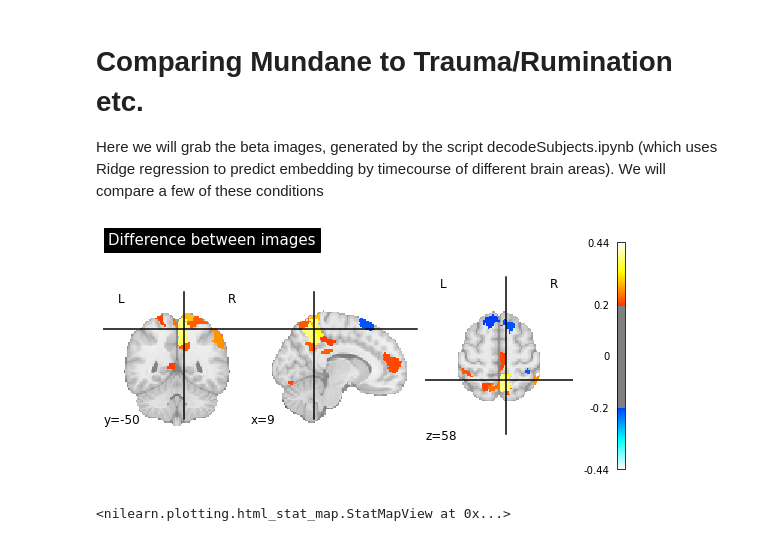
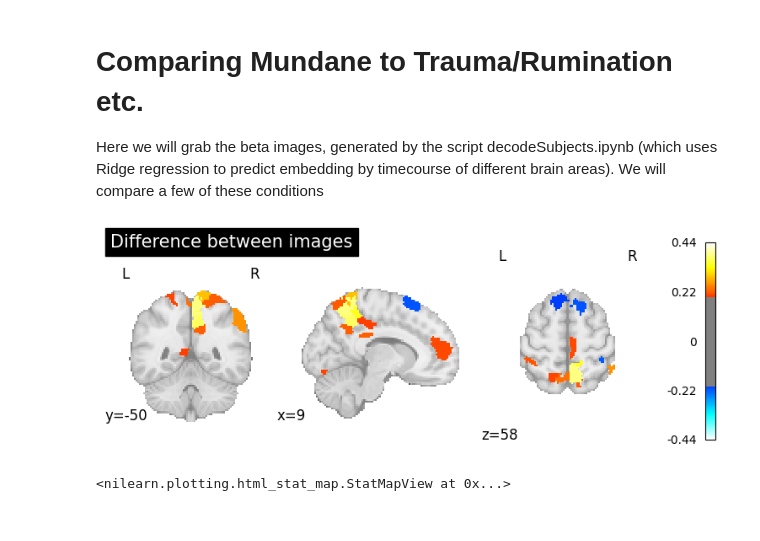
Before and after one commit to orduek/prePost, a Jupyter notebook: compareConds.ipynb, the cells around one changed output. Cells and saved outputs as stored; diff of their text form; code cells hidden in the pictures.

Commit message:
Updated the graph presentation

```diff
--- a/compareConds.ipynb
+++ b/compareConds.ipynb
@@ -14,27 +14,27 @@ import seaborn as sns
 # %%
 import numpy as np
 from nilearn import plotting, image
 
 # Paths to your NIfTI images
 image_path1 = 'betaFiles/sub-1384_ridge_healthy.nii.gz'
 image_path2 = 'betaFiles/sub-1384_ridge_mundane.nii.gz'
 
 # Load the images
 img1 = image.load_img(image_path1)
 img2 = image.load_img(image_path2)
 
 # Compute the difference between the images
 diff_image = image.math_img("img1 - img2", img1=img1, img2=img2)
 
 # Visualize the difference
 # Adjust the display parameters as needed
 plotting.plot_stat_map(diff_image, title='Difference between images',
-display_mode='ortho', colorbar=True, threshold = 0.2)
+display_mode='ortho', colorbar=True, threshold = 0.2, draw_cross=False)
 
 # Show the plot
 plotting.show()
 # %% [output]
-[figure, old version]
+[figure, new version]
 # %%
 view = view_img(diff_image, threshold=0.2,
  title="Interactive view of difference", display_mode='ortho')
```
Also changed, not shown: parts of 4 cells of this notebook.
